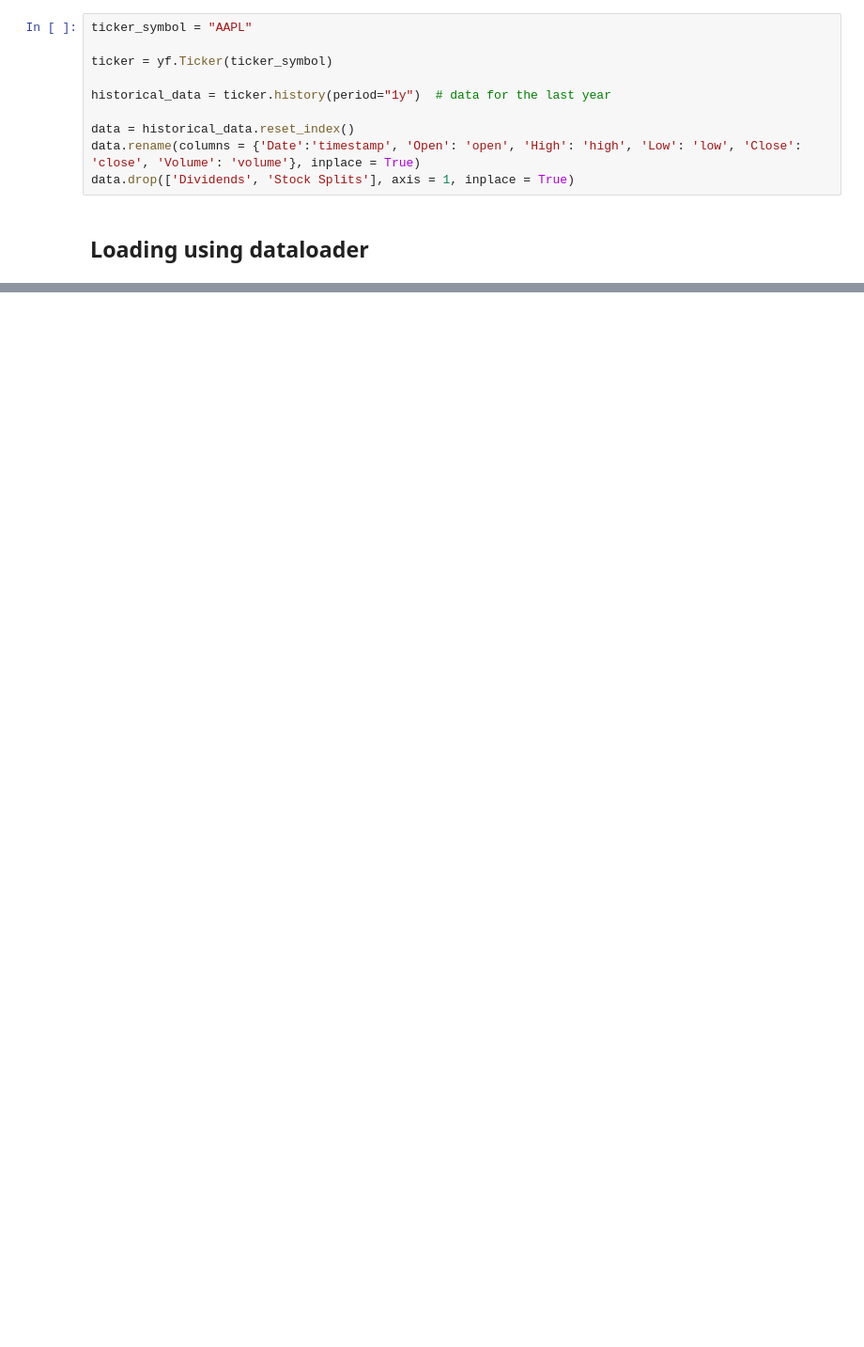
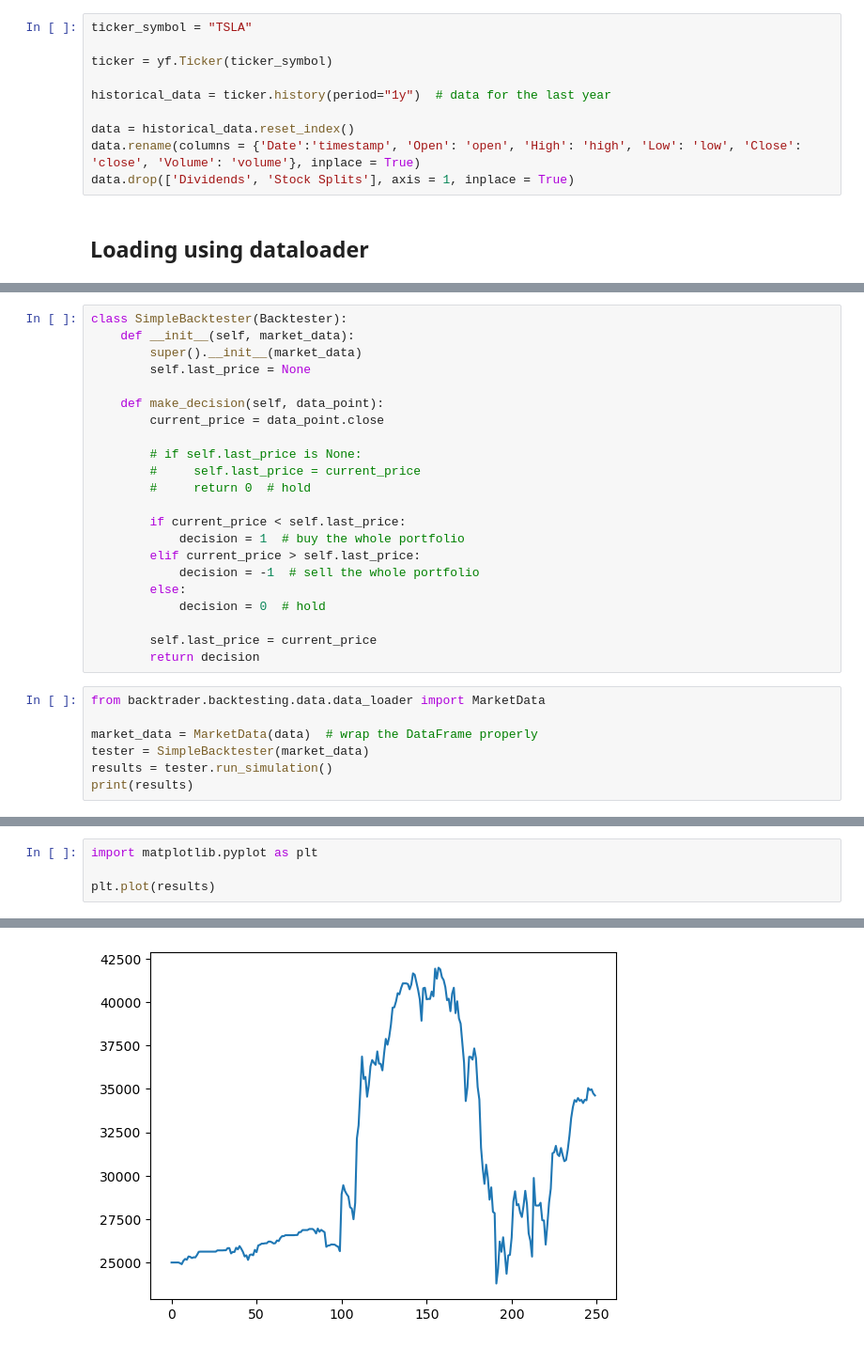
Before and after one commit to hankrugg/stocktester, a Jupyter notebook: examples/example01.ipynb, the cells around one changed output, grey strips where cells are left out. Shown at 94% size. Drawn from its saved outputs; the diff is of its cells as text; blank space fills up the shorter version.

```diff
--- a/examples/example01.ipynb
+++ b/examples/example01.ipynb
@@ -22,7 +19,7 @@ from backtrader.backtesting.data.data_loader import MarketData
 # %% [markdown]
 ## Fetching data using yfinance
 # %%
-ticker_symbol = "AAPL"
+ticker_symbol = "TSLA"
 
 ticker = yf.Ticker(ticker_symbol)
 
@@ -45,0 +35,29 @@ TypeError: 'MarketData' object is not subscriptable
+# %%
+class SimpleBacktester(Backtester):
+    def __init__(self, market_data):
+        super().__init__(market_data)
+        self.last_price = None
+
+    def make_decision(self, data_point):
+        current_price = data_point.close
+
+        # if self.last_price is None:
+        #     self.last_price = current_price
+        #     return 0  # hold
+
+        if current_price < self.last_price:
+            decision = 1  # buy the whole portfolio
+        elif current_price > self.last_price:
+            decision = -1  # sell the whole portfolio
+        else:
+            decision = 0  # hold
+
+        self.last_price = current_price
+        return decision
+# %%
+from backtrader.backtesting.data.data_loader import MarketData
+
+market_data = MarketData(data)  # wrap the DataFrame properly
+tester = SimpleBacktester(market_data)
+results = tester.run_simulation()
+print(results)
@@ -45,0 +66,5 @@ TypeError: 'MarketData' object is not subscriptable
+# %%
+import matplotlib.pyplot as plt
+
+plt.plot(results)
+# %% [output]
@@ -45,0 +72 @@ TypeError: 'MarketData' object is not subscriptable
+[figure, added]
```
Also changed, not shown: parts of 6 cells of this notebook, 1 other file.
